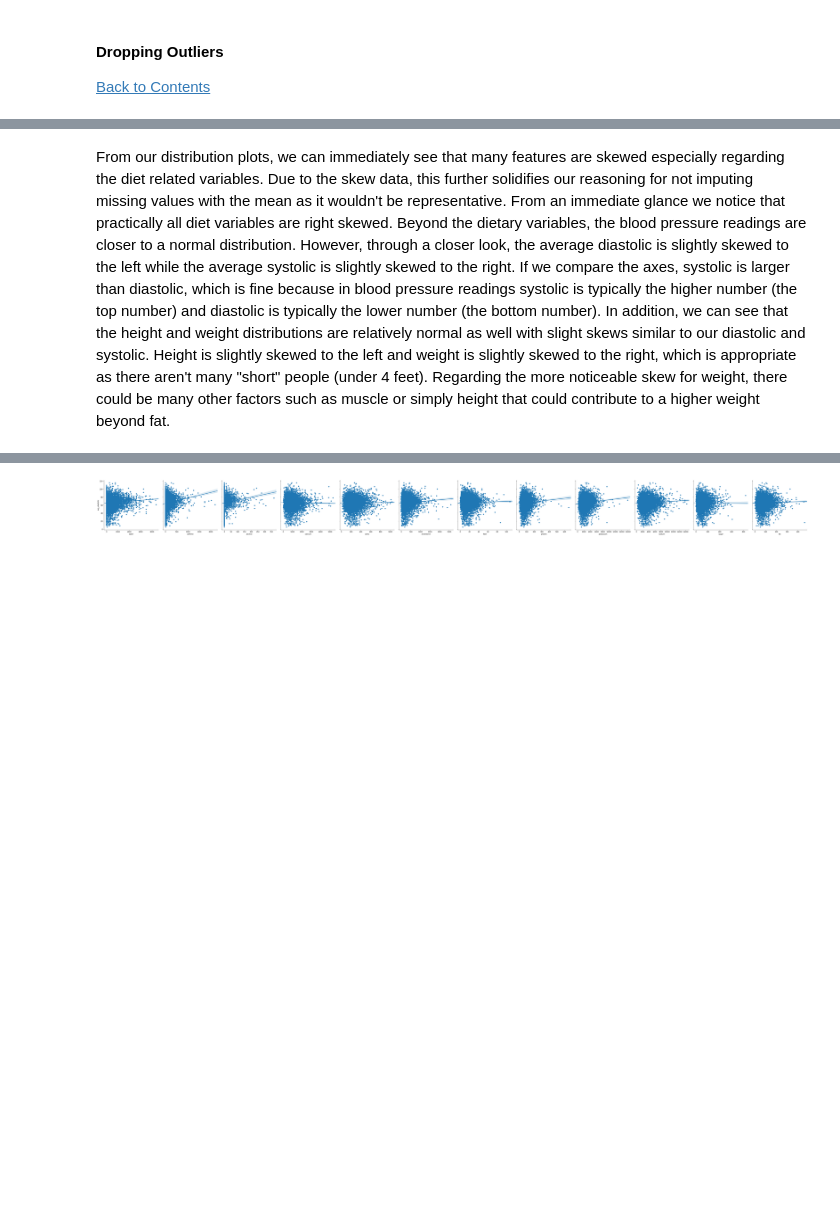
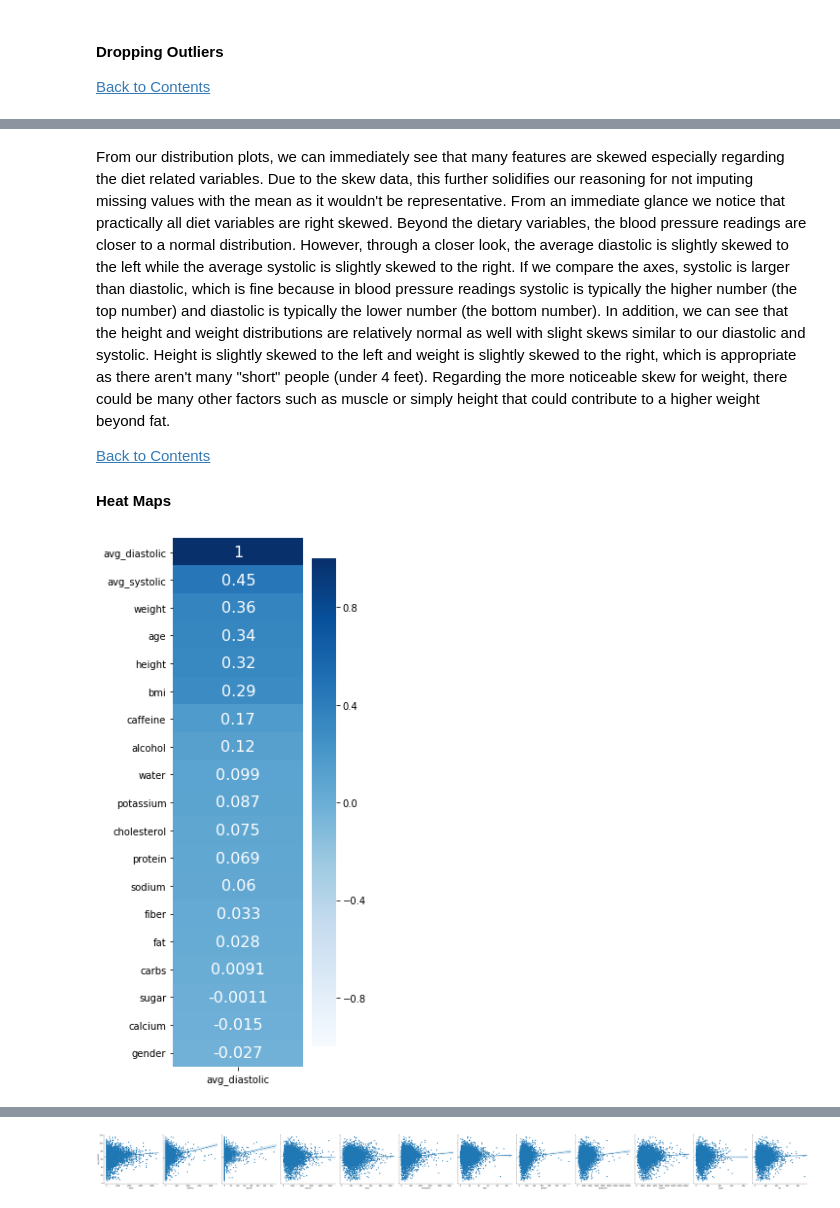
Before and after one commit to kellywu218/Capstone, a Jupyter notebook: blood_pressure_and_diet.ipynb, the cells around one changed output, grey strips where cells are left out. Drawn from its saved outputs; the diff is of its cells as text; code cells hidden in the pictures; blank space fills up the shorter version.

```diff
--- a/blood_pressure_and_diet.ipynb
+++ b/blood_pressure_and_diet.ipynb
@@ -689,2 +704,29 @@ draw_histograms(df, df.columns, 7, 4)
 # %% [markdown]
 From our distribution plots, we can immediately see that many features are skewed especially regarding the diet related variables. Due to the skew data, this further solidifies our reasoning for not imputing missing values with the mean as it wouldn't be representative. From an immediate glance we notice that practically all diet variables are right skewed. Beyond the dietary variables, the blood pressure readings are closer to a normal distribution. However, through a closer look, the average diastolic is slightly skewed to the left while the average systolic is slightly skewed to the right. If we compare the axes, systolic is larger than diastolic, which is fine because in blood pressure readings systolic is typically the higher number (the top number) and diastolic is typically the lower number (the bottom number). In addition, we can see that the height and weight distributions are relatively normal as well with slight skews similar to our diastolic and systolic. Height is slightly skewed to the left and weight is slightly skewed to the right, which is appropriate as there aren't many "short" people (under 4 feet). Regarding the more noticeable skew for weight, there could be many other factors such as muscle or simply height that could contribute to a higher weight beyond fat.
+
+[Back to Contents](#Contents:)
+#### Heat Maps
+# %%
+# Defining a function to plot a heatmap correlation
+def heatmap(bp):
+
+    # Figure size
+    plt.figure(figsize=(3, 10))
+
+    # Plot
+    sns.heatmap(df.corr()[[bp]].sort_values(bp, ascending = False), # Sort
+                annot = True, # Annotate
+                cmap = "Blues", # Color
+                vmin = -1, # Minimum Boundary
+                vmax = 1, # Maximum Boundary
+                annot_kws = {'fontsize':16})
+
+    # Size of x axis label
+    plt.xticks(fontsize = 10)
+
+    # Size of y axis label
+    plt.yticks(fontsize = 10);
+# %%
+heatmap('avg_diastolic')
+# %% [output]
+[figure, added]
```
Also changed, not shown: parts of 180 cells of this notebook, 1 other file.
